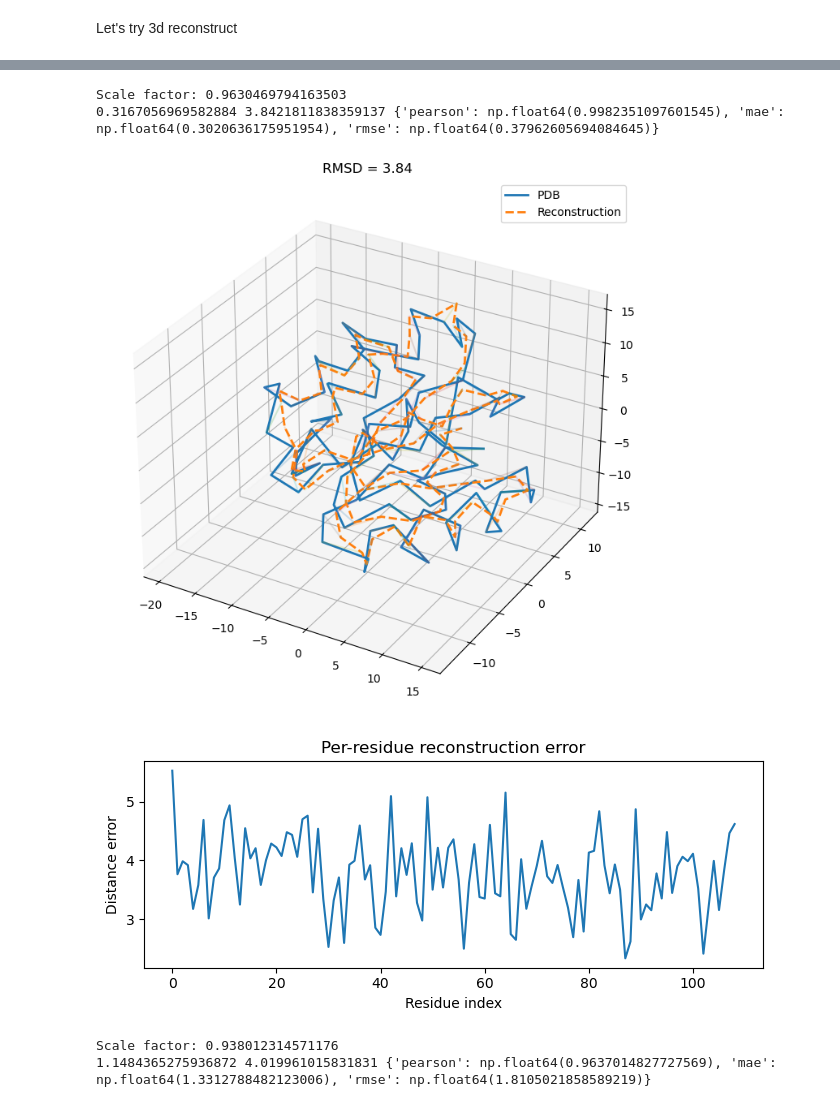
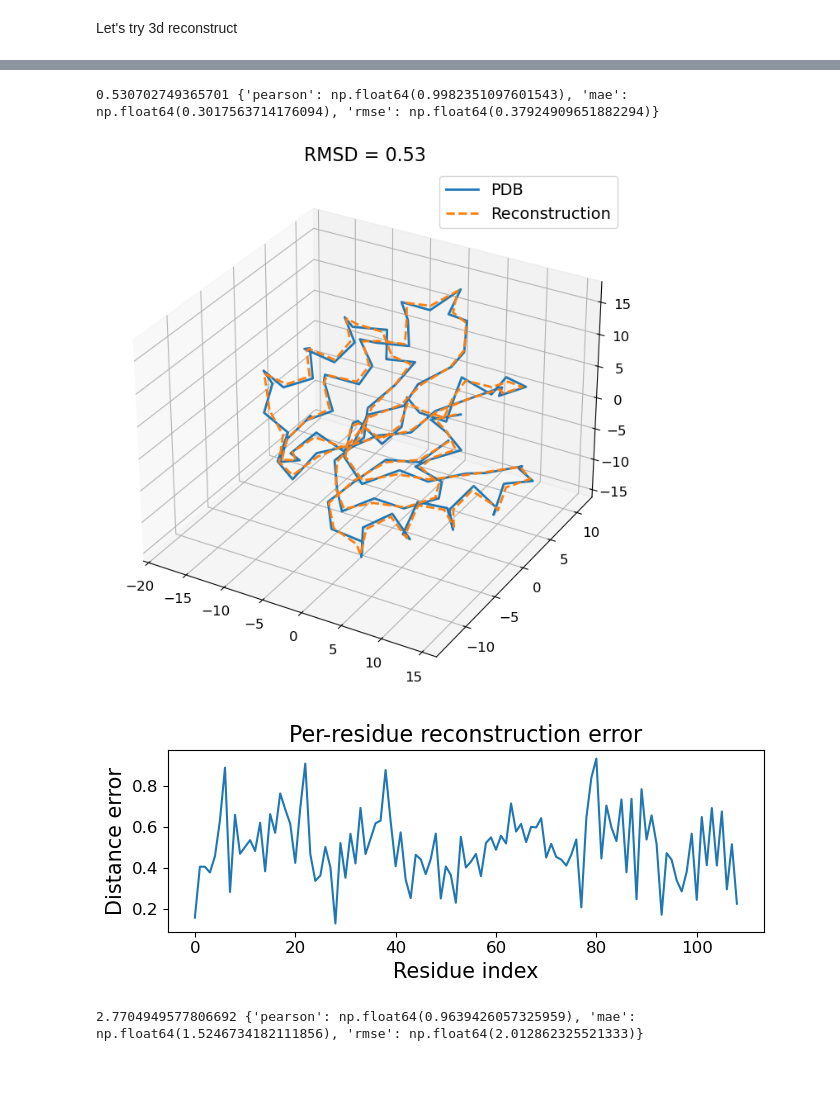
Before and after one commit to Fabiog17/Internship, a Jupyter notebook: Regressor+contact.ipynb, the cells around one changed output, grey strips where cells are left out. Saved outputs shown, nothing was run; the diff lists cells and outputs as text; code cells hidden in the pictures; blank space fills up the shorter version.

Commit message:
Bug fixing in the MDS reconstruction

```diff
--- a/Regressor+contact.ipynb
+++ b/Regressor+contact.ipynb
@@ -1145,6 +1411,6 @@ Spearman correlation: 0.7110 (p=0.00e+00)
 # %%
 all_original = []
-all_true = []
+all_true_dca = []
 
 with torch.no_grad():
     for batch in test_loader:
@@ -1159,14 +1425,14 @@ with torch.no_grad():
         true = true[mask]
 
         all_original.append(original.cpu())
-        all_true.append(true.cpu())
+        all_true_dca.append(true.cpu())
 
 all_original = torch.cat(all_original).numpy()
-all_true = torch.cat(all_true).numpy()
+all_true_dca = torch.cat(all_true_dca).numpy()
 
 # correlations
-pearson_corr, pearson_p = pearsonr(all_true, all_original)
-spearman_corr, spearman_p = spearmanr(all_true, all_original)
+pearson_corr, pearson_p = pearsonr(all_true_dca, all_original)
+spearman_corr, spearman_p = spearmanr(all_true_dca, all_original)
 
 print(f"Pearson correlation : {pearson_corr:.4f} (p={pearson_p:.2e})")
 print(f"Spearman correlation: {spearman_corr:.4f} (p={spearman_p:.2e})")
@@ -1175,7 +1441,7 @@ print(f"Spearman correlation: {spearman_corr:.4f} (p={spearman_p:.2e})")
 
 # density heatmap
 hb = plt.hexbin(
-    all_true,
+    all_true_dca,
     all_original,
     gridsize=80,      # increase for finer resolution
     cmap="viridis",
@@ -3611,68 +4586,49 @@ def reconstruct_and_compare_with_mapPDBToHMM(
 # %%
 #real distance map
 
-
-from sequenceHandler import mapPDBToHMM
-pfam_id= "PF00072"
-pdb_file = f"PDB/{pfam_id}.pdb"
-chain_id = "A"
-hmm_file = f"HMM/{pfam_id}.hmm"
-hmm_file_2 = "None"
-output_map_file = "None"
-
-
-
-
-_, mi, aligned_sequence = mapPDBToHMM(pdb_file, chain_id, hmm_file, hmm_file_2, output_map_file, distType='all')
-true_dm = 8 * np.exp(np.asanyarray(true_dist_map))
-
-result = reconstruct_and_compare_with_mapPDBToHMM(true_dm, mi, pdb_file, chain_id, distType='all')
-print(result["stress"], result["coord_rmsd"], result["distance_metrics"])
-valid = result["valid_mask"]
+print( result_original["coord_rmsd"], result_original["distance_metrics"])
+valid = result_original["valid_mask"]
 
 plot_3d_overlay(
-    result["X_ref_centered"],
-    result["X_aligned"],
-    title=f"RMSD = {result['coord_rmsd']:.2f}"
+    result_original["X_ref_centered"],
+    result_original["X_aligned"],
+    title=f"RMSD = {result_original['coord_rmsd']:.2f}"
 )
 
 
 plot_error_per_residue(
-    result["X_ref_centered"],
-    result["X_aligned"]
+    result_original["X_ref_centered"],
+    result_original["X_aligned"]
 )
 
 # Save reference
-save_coords_as_pdb(result["X_ref_centered"], "reference.pdb")
+save_coords_as_pdb(result_original["X_ref_centered"], "reference.pdb")
 #save reconstructed
-save_coords_as_pdb(result["X_aligned"], "reconstructed.pdb")
+save_coords_as_pdb(result_original["X_aligned"], "reconstructed.pdb")
 
 
 #predicted distance map
-pred_dm = 8 * np.exp(np.asanyarray(pred_dist_map))
-result = reconstruct_and_compare_with_mapPDBToHMM(pred_dm, mi, pdb_file, chain_id, distType='all')
-print(result["stress"], result["coord_rmsd"], result["distance_metrics"])
-valid = result["valid_mask"]
+
+print( result_gnn["coord_rmsd"], result_gnn["distance_metrics"])
+valid = result_gnn["valid_mask"]
 
 plot_3d_overlay(
-    result["X_ref_centered"],
-    result["X_aligned"],
-    title=f"RMSD = {result['coord_rmsd']:.2f}"
+    result_gnn["X_ref_centered"],
+    result_gnn["X_aligned"],
+    title=f"RMSD = {result_gnn['coord_rmsd']:.2f}"
 )
 
 
 plot_error_per_residue(
-    result["X_ref_centered"],
-    result["X_aligned"]
+    result_gnn["X_ref_centered"],
+    result_gnn["X_aligned"]
 )
 
 
 # Save reconstructed (aligned)
-save_coords_as_pdb(result["X_aligned"], "reconstructed_GNN.pdb")
+save_coords_as_pdb(result_gnn["X_aligned"], "reconstructed_GNN.pdb")
 # %% [output]
-Scale factor: 0.9630469794163503
-0.3167056969582884 3.8421811838359137 {'pearson': np.float64(0.9982351097601545), 'mae': np.float64(0.3020636175951954), 'rmse': np.float64(0.37962605694084645)}
+0.530702749365701 {'pearson': np.float64(0.9982351097601543), 'mae': np.float64(0.3017563714176094), 'rmse': np.float64(0.37924909651882294)}
-[figure, old version]
+[figure, new version]
-[figure, old version]
+[figure, new version]
-Scale factor: 0.938012314571176
-1.1484365275936872 4.019961015831831 {'pearson': np.float64(0.9637014827727569), 'mae': np.float64(1.3312788482123006), 'rmse': np.float64(1.8105021858589219)}
+2.7704949577806692 {'pearson': np.float64(0.9639426057325959), 'mae': np.float64(1.5246734182111856), 'rmse': np.float64(2.012862325521333)}
```
Also changed, not shown: parts of 28 cells of this notebook, 2 other files.
